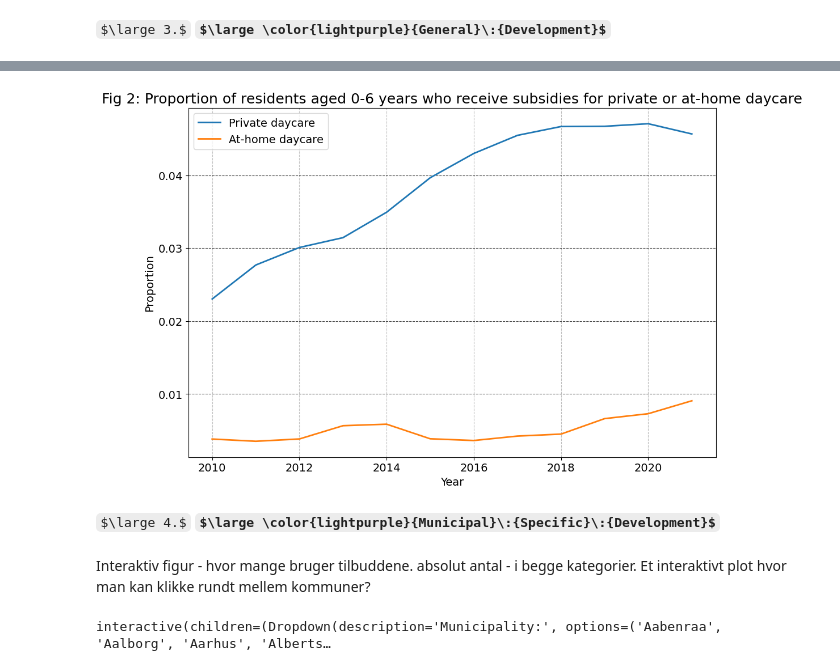
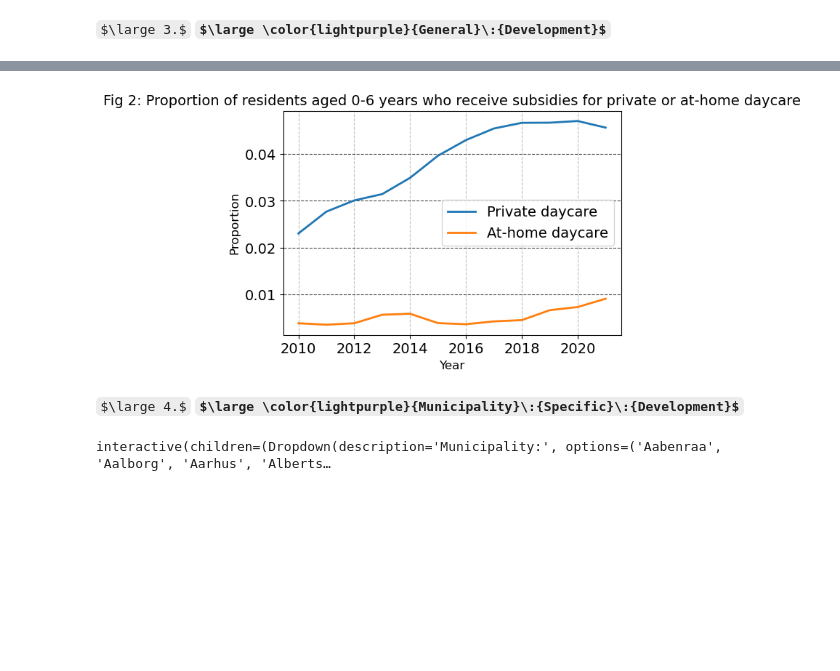
Before and after one commit to NumEconCopenhagen/projects-2023-agnete_louise_mathilde, a Jupyter notebook: dataproject/dataproject.ipynb, the cells around one changed output, grey strips where cells are left out. Drawn from its saved outputs; the diff is of its cells as text; code cells hidden in the pictures; some formulas as TeX source; blank space fills up the shorter version.

```diff
--- a/dataproject/dataproject.ipynb
+++ b/dataproject/dataproject.ipynb
@@ -202,35 +199,31 @@ plt.show()
 # %%
 # Create a plot of proportion of residents aged 0-6 years who receives subsidies for private or at-home daycare to total residents aged 0-6 years
 
 # Calculate the proportion of residents aged 0-6 years receiving either type of subsidy to total residents aged 0-6 years
 grouped_one2one['proportion_private'] = grouped_one2one['pri_child'] / grouped_one2one['Residents aged 0-6 years']
 grouped_one2one['proportion_home'] = grouped_one2one['own_child'] / grouped_one2one['Residents aged 0-6 years']
 
 # Create a line plot of the proportion over time
-fig, ax = plt.subplots(figsize=(12, 8))
+fig, ax = plt.subplots(figsize=(6, 4))
 grouped_one2one[['proportion_private', 'proportion_home']].plot(kind='line', ax=ax, linewidth=2)
 
 # Set plot title and axis labels
-ax.set_title('Fig 2: Proportion of residents aged 0-6 years who receive subsidies for private or at-home daycare', fontsize=18)
-ax.set_xlabel('Year', fontsize=14)
-ax.set_ylabel('Proportion', fontsize=14)
+ax.set_title('Fig 2: Proportion of residents aged 0-6 years who receive subsidies for private or at-home daycare', fontsize=14)
+ax.set_xlabel('Year', fontsize=12)
+ax.set_ylabel('Proportion', fontsize=12)
 
 # Customize tick labels and grid lines
 ax.tick_params(axis='both', labelsize=14)
 ax.grid(True, axis='y', linestyle='--', alpha=0.7)
 
 # Customize legend
 ax.legend(['Private daycare', 'At-home daycare'], fontsize=14)
 
 plt.show()
 # %% [output]
-[figure, old version]
+[figure, new version]
 # %% [markdown]
-$\large 4.$  **$\large \color{lightpurple}{Municipal}\:{Specific}\:{Development}$**
+$\large 4.$  **$\large \color{lightpurple}{Municipality}\:{Specific}\:{Development}$**
-# %% [markdown]
-Interaktiv figur - hvor mange bruger tilbuddene.
-absolut antal - i begge kategorier.
-Et interaktivt plot hvor man kan klikke rundt mellem kommuner?
 # %%
 # Define function to update plot based on selected municipality
 def update_plot(municipality):
```
Also changed, not shown: parts of 4 cells of this notebook.
